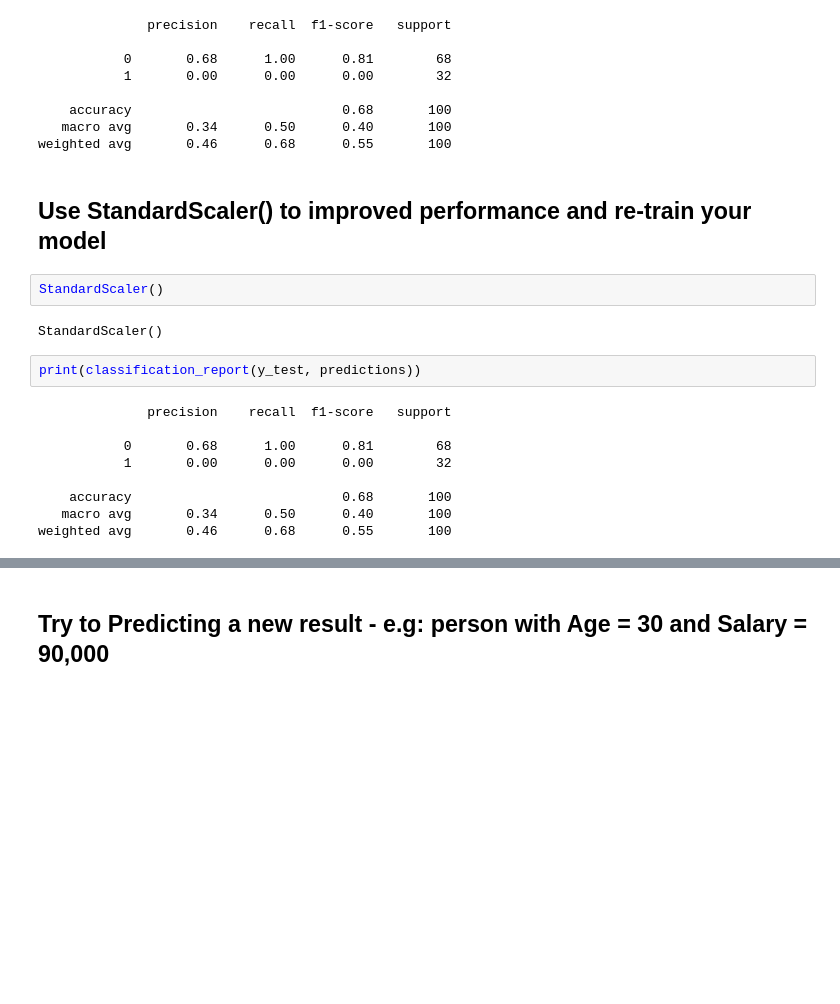
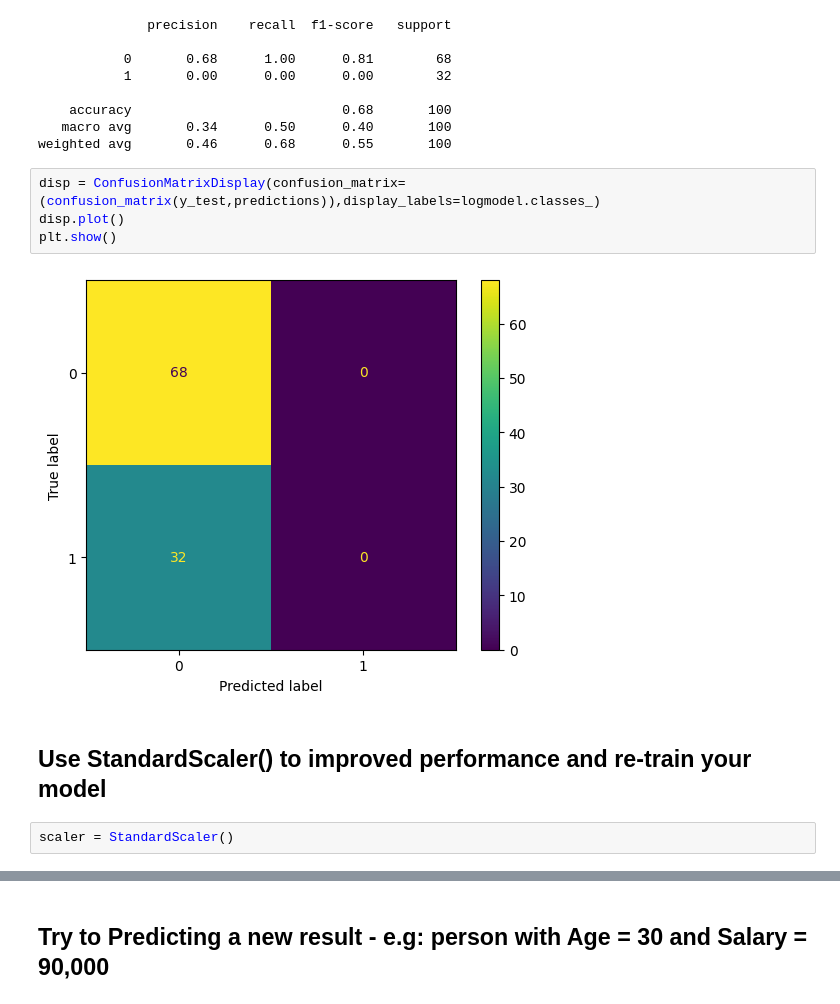
Before and after one commit to Tuwaiq-Data-Science-Bootcamp-V2/LogisticRegression_Lab, a Jupyter notebook: LogisticRegression_Assignment.ipynb, the cells around one changed output, grey strips where cells are left out. Saved outputs shown, nothing was run; the diff lists cells and outputs as text; blank space fills up the shorter version.

```diff
--- a/LogisticRegression_Assignment.ipynb
+++ b/LogisticRegression_Assignment.ipynb
@@ -176,20 +188,13 @@ print(classification_report(y_test,predictions))
     accuracy                           0.68       100
    macro avg       0.34      0.50      0.40       100
 weighted avg       0.46      0.68      0.55       100
+# %%
+disp = ConfusionMatrixDisplay(confusion_matrix=(confusion_matrix(y_test,predictions)),display_labels=logmodel.classes_)
+disp.plot()
+plt.show()
+# %% [output]
+[figure, added]
 # %% [markdown]
 ## Use StandardScaler() to improved performance and re-train your model
-# %%
-StandardScaler()
-# %% [output]
-StandardScaler()
-# %%
-print(classification_report(y_test, predictions))
-# %% [output]
-              precision    recall  f1-score   support
-
-           0       0.68      1.00      0.81        68
-           1       0.00      0.00      0.00        32
-
-    accuracy                           0.68       100
-   macro avg       0.34      0.50      0.40       100
-weighted avg       0.46      0.68      0.55       100
+# %%
+scaler = StandardScaler()
```
Also changed, not shown: parts of 11 cells of this notebook.
